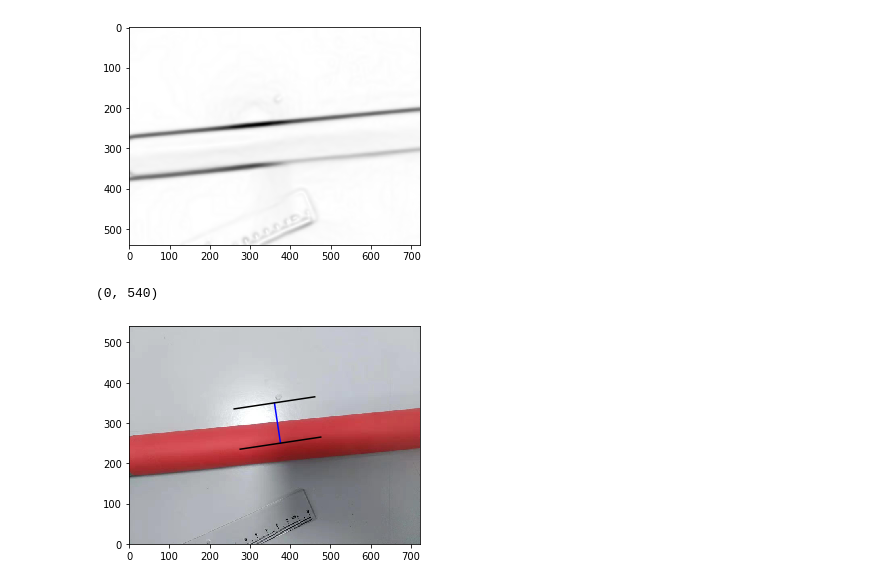
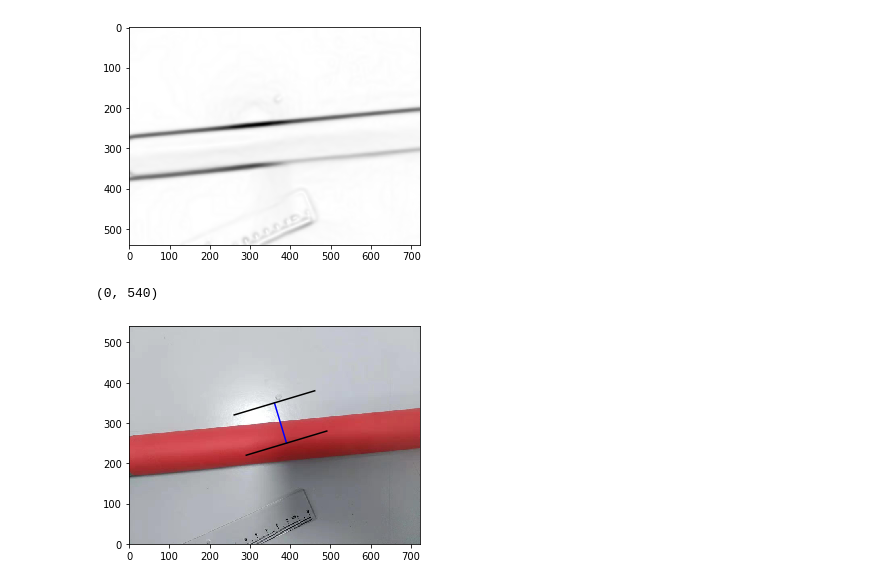
Before and after one commit to ChengYinghao/wireRod, a Jupyter notebook: gradient.ipynb, the cells around one changed output. Saved outputs shown, nothing was run; the diff lists cells and outputs as text; code cells hidden in the pictures.

```diff
--- a/gradient.ipynb
+++ b/gradient.ipynb
@@ -5,6 +5,7 @@ from skimage.filters import sobel_h,sobel_v,gaussian
 # %%
 img_raw = plt.imread("data/3.jpg")
 img_raw = img_raw[::2,::2]
-plt.imshow(img_raw)
+h, w = np.shape(img_raw)[:2]
+plt.imshow(img_raw, extent=(0,w,0,h))
 # %% [output]
 <matplotlib.image.AxesImage at 0x...>
@@ -31,34 +32,32 @@ plt.imshow(edges,cmap='Greys')
 <matplotlib.image.AxesImage at 0x...>
 [figure]
 # %%
-h, w = np.shape(edges)
-p1 = np.array([w//2, h//2+80],np.float)
-p2 = np.array([w//2+15, h//2-20],np.float)
-
 def plot_ruler(p1,p2):
     x1,y1 = p1
     x2,y2 = p2
     plt.plot((x1,x2),(y1,y2),color='blue')
 
     y11 = y1-(x2-x1)
     y12 = y1+(x2-x1)
     x11 = x1+(y2-y1)
     x12 = x1-(y2-y1)
     plt.plot((x11,x12),(y11,y12),color='black')
 
     y21 = y2-(x2-x1)
     y22 = y2+(x2-x1)
     x21 = x2+(y2-y1)
     x22 = x2-(y2-y1)
     plt.plot((x21,x22),(y21,y22),color='black')
 
+p1 = np.array([w//2, h//2+80],np.float)
+p2 = np.array([w//2+30, h//2-20],np.float)
 plt.imshow(img_raw, extent=(0,w,0,h))
 plot_ruler(p1,p2)
 plt.xlim(0,w)
 plt.ylim(0,h)
 # %% [output]
 (0, 540)
-[figure, old version]
+[figure, new version]
 # %%
 ps = np.stack(np.meshgrid(np.arange(w),np.flip(np.arange(h))),-1)
 # %%
```
Also changed, not shown: parts of 11 cells of this notebook.
